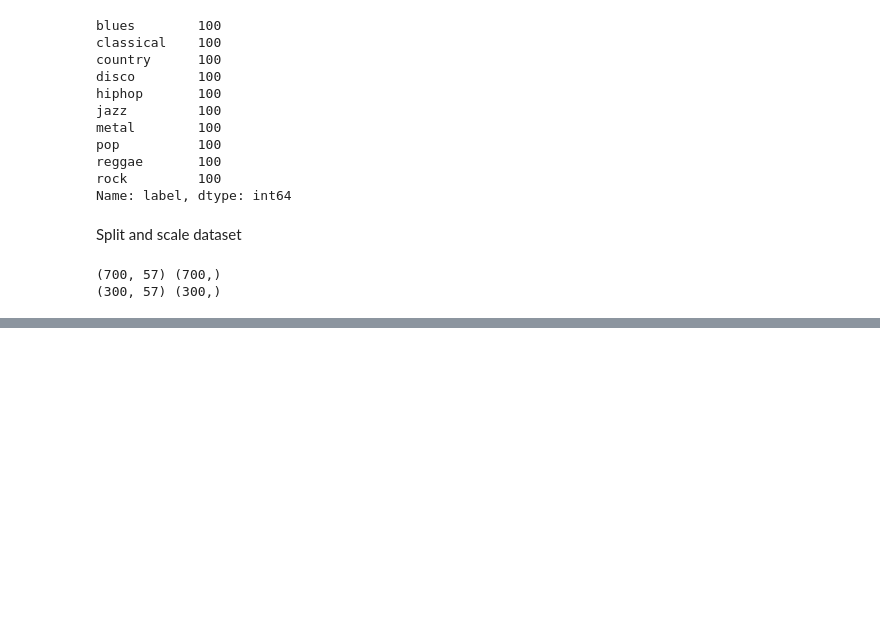
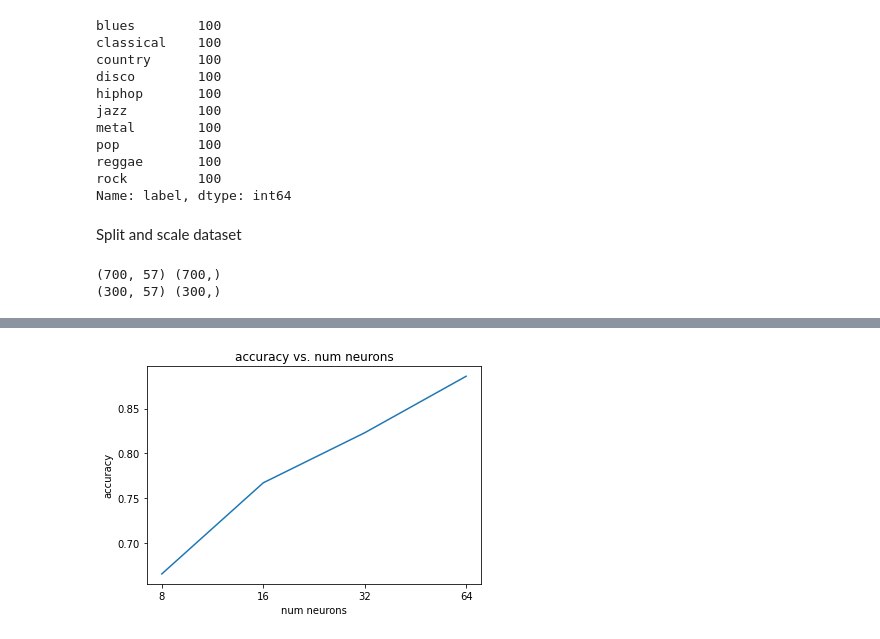
Before and after one commit to majulahsingapuri/CZ4042-NNDL, a Jupyter notebook: start_1a.ipynb, the cells around one changed output, grey strips where cells are left out. Drawn from its saved outputs; the diff is of its cells as text; code cells hidden in the pictures; blank space fills up the shorter version.

```diff
--- a/start_1a.ipynb
+++ b/start_1a.ipynb
@@ -78,0 +242,43 @@ print(X_test.shape, y_test.shape)
+# %%
+num_neurons = [8, 16, 32, 64]
+
+def train_neurons(neurons):
+    model = Sequential([
+        Dense(neurons, activation='relu'),
+        Dropout(rate=0.3),
+        Dense(10, activation='softmax')
+    ])
+    model.compile(optimizer='adam',
+             loss='sparse_categorical_crossentropy',
+             metrics=['accuracy'])
+
+    splits = 3
+    kf = KFold(n_splits=splits)
+
+    accuracies=[]
+
+    for train_index, test_index in kf.split(X_train):
+        history = model.fit(X_train[train_index], y_train[train_index],
+                           batch_size=16,
+                           epochs=50,
+                           verbose=1,
+                           use_multiprocessing=False,
+                           validation_data=(X_train[test_index], y_train[test_index]))
+
+        accuracies.append(max(history.history['val_accuracy']))
+
+    return sum(accuracies)/splits
+# %%
+accuracies=[]
+
+for neurons in num_neurons:
+    accuracies.append(train_neurons(neurons))
+# %%
+plt.plot(range(len(num_neurons)), accuracies)
+plt.xticks(range(len(num_neurons)), num_neurons)
+plt.title('accuracy vs. num neurons')
+plt.ylabel('accuracy')
+plt.xlabel('num neurons')
+plt.show()
+# %% [output]
+[figure, added]
```
Also changed, not shown: parts of 25 cells of this notebook, 1 other file.
